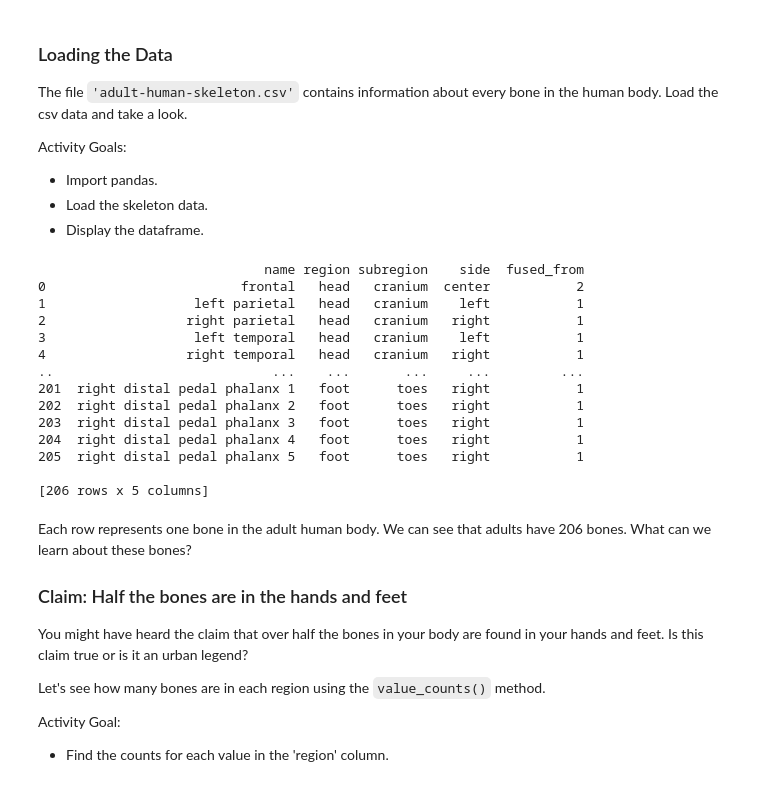
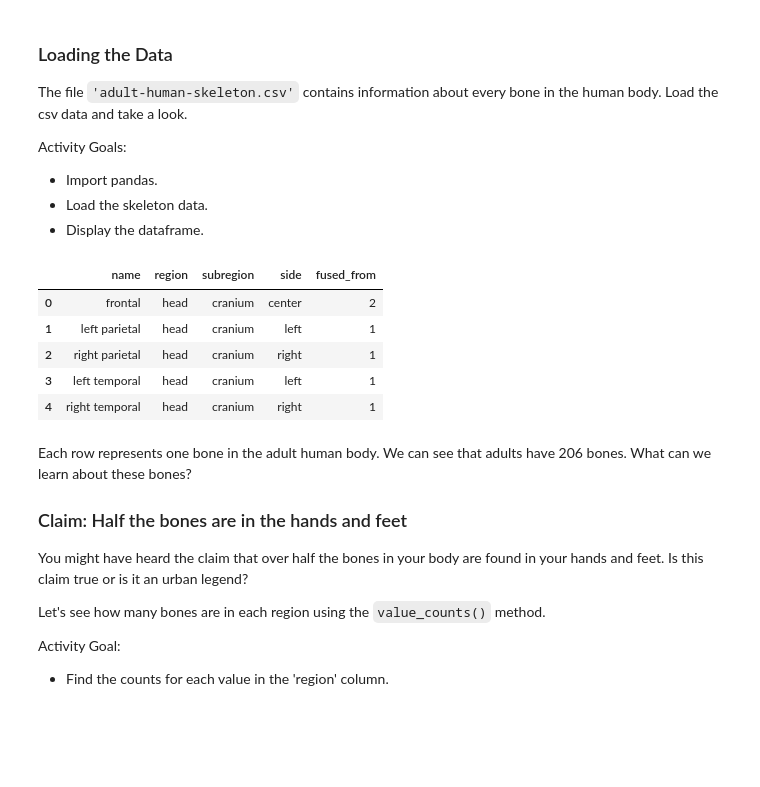
Before and after one commit to AdrianTrejo72/Cisco_DataScience, a Jupyter notebook: 02_PracticeDatasets/01_skeletal-variation-project/skeletal-variation.ipynb, the cells around one changed output. Cells and saved outputs as stored; diff of their text form; code cells hidden in the pictures; blank space fills up the shorter version.

```diff
--- a/02_PracticeDatasets/01_skeletal-variation-project/skeletal-variation.ipynb
+++ b/02_PracticeDatasets/01_skeletal-variation-project/skeletal-variation.ipynb
@@ -24,26 +24,19 @@ Activity Goals:
 # %%
 import pandas as pd
 df = pd.read_csv('adult-human-skeleton.csv')
 # df #display the dataframe
 
 # import pandas as pd
 # df = pd.read_csv('adult-human-skeleton.csv')
-print(df)
+# print(df)
+df.head()
 # %% [output]
-                             name region subregion    side  fused_from
-0                         frontal   head   cranium  center           2
-1                   left parietal   head   cranium    left           1
-2                  right parietal   head   cranium   right           1
-3                   left temporal   head   cranium    left           1
-4                  right temporal   head   cranium   right           1
-..                            ...    ...       ...     ...         ...
-201  right distal pedal phalanx 1   foot      toes   right           1
-202  right distal pedal phalanx 2   foot      toes   right           1
-203  right distal pedal phalanx 3   foot      toes   right           1
-204  right distal pedal phalanx 4   foot      toes   right           1
-205  right distal pedal phalanx 5   foot      toes   right           1
-
-[206 rows x 5 columns]
+|  | name | region | subregion | side | fused_from |
+| 0 | frontal | head | cranium | center | 2 |
+| 1 | left parietal | head | cranium | left | 1 |
+| 2 | right parietal | head | cranium | right | 1 |
+| 3 | left temporal | head | cranium | left | 1 |
+| 4 | right temporal | head | cranium | right | 1 |
 # %% [markdown]
 Each row represents one bone in the adult human body. We can see that adults have 206 bones. What can we learn about these bones?
 
```
Also changed, not shown: parts of 1 cell of this notebook, 6 other files.
